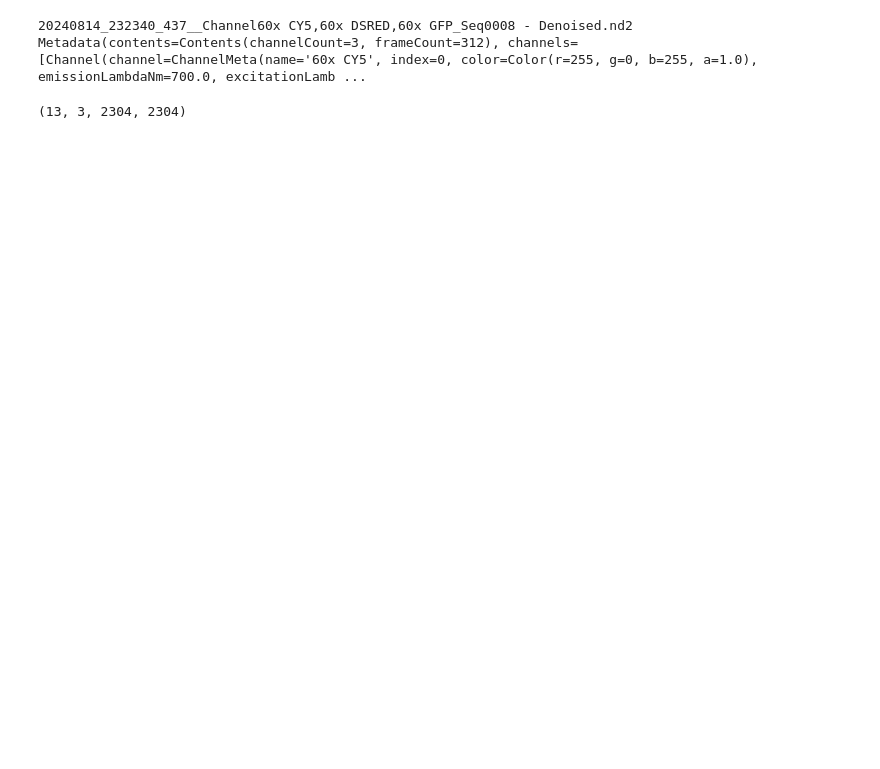
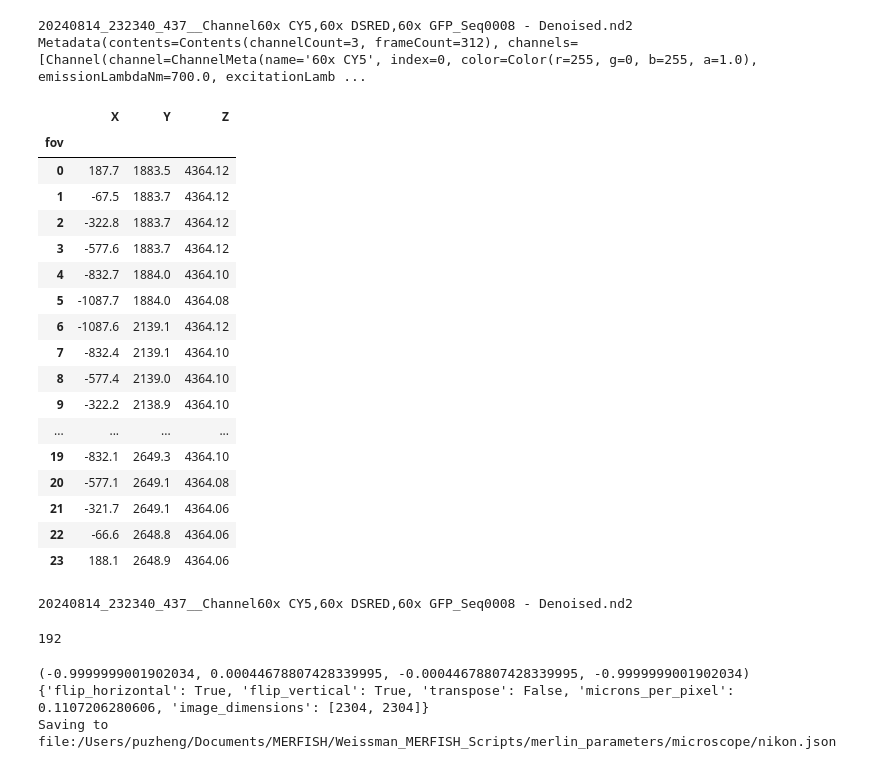
Before and after one commit to zhengpuas47/Weissman_MERFISH_Scripts, a Jupyter notebook: MERFISH_preprocess/Test_parameters/Load_nd2.ipynb, the cells around one changed output. Drawn from its saved outputs; the diff is of its cells as text; code cells hidden in the pictures; blank space fills up the shorter version.

```diff
--- a/MERFISH_preprocess/Test_parameters/Load_nd2.ipynb
+++ b/MERFISH_preprocess/Test_parameters/Load_nd2.ipynb
@@ -28,7 +38,7 @@ if not os.path.exists(output_folder):
     os.makedirs(output_folder)
 # %%
 position_df = {'fov':[], 'X':[], 'Y':[], 'Z':[]}
-with nd2.ND2File(os.path.join(data_folder, _fl)) as ndfile:
+with nd2.ND2File(os.path.join(data_folder, os.listdir(data_folder)[1])) as ndfile:
     for _k, _v in ndfile.unstructured_metadata()['ImageMetadataLV']['SLxExperiment']['LoopPars']['Points'].items():
         #print(_k, _v['PosX'], _v['PosY'], _v['PosZ'])
         position_df['fov'].append(int(_k.split('i')[-1]))
@@ -41,7 +51,28 @@ position_df = pd.DataFrame(position_df).set_index('fov')
 # save df
 position_df.to_csv(os.path.join(output_folder, 'positions.csv'))
 # save x-y position file:
-position_df[['X','Y']].to_csv(os.path.join(output_folder, f"{20240914}_positions.txt"), float_format='%.2f', index=False)
+position_df[['X','Y']].to_csv(os.path.join(output_folder, f"{20240914}_positions.txt"), float_format='%.2f', index=False, header=False)
+# %%
+position_df
+# %% [output]
+|  | X | Y | Z |
+| fov |  |  |  |
+| 0 | 187.7 | 1883.5 | 4364.12 |
+| 1 | -67.5 | 1883.7 | 4364.12 |
+| 2 | -322.8 | 1883.7 | 4364.12 |
+| 3 | -577.6 | 1883.7 | 4364.12 |
+| 4 | -832.7 | 1884.0 | 4364.10 |
+| 5 | -1087.7 | 1884.0 | 4364.08 |
+| 6 | -1087.6 | 2139.1 | 4364.12 |
+| 7 | -832.4 | 2139.1 | 4364.10 |
+| 8 | -577.4 | 2139.0 | 4364.10 |
+| 9 | -322.2 | 2138.9 | 4364.10 |
+| ... | ... | ... | ... |
+| 19 | -832.1 | 2649.3 | 4364.10 |
+| 20 | -577.1 | 2649.1 | 4364.08 |
+| 21 | -321.7 | 2649.1 | 4364.06 |
+| 22 | -66.6 | 2648.8 | 4364.06 |
+| 23 | 188.1 | 2648.9 | 4364.06 |
 # %%
 # save iamges:
 # load data:
@@ -50,13 +81,46 @@ for _fl in os.listdir(data_folder):
     if _fl.split(os.extsep)[-1] == 'nd2':
         print(_fl)
         with nd2.ND2File(os.path.join(data_folder, _fl)) as ndfile:
-            print(ndfile.metadata)
+            #print(ndfile.metadata)
             metadata = ndfile.metadata
             im_stack = ndfile.asarray()
-    break
+        channel_name = '_'.join([_c.channel.name.split('x ')[1] for _c in metadata.channels])
+        hyb_id = int(re.findall(r'Seq([0-9]+) ', _fl)[0])
+        for _fovID, _im in zip(position_df.index, im_stack):
+            _im_save_filename = os.path.join(output_folder, f"{channel_name}_{hyb_id}_{_fovID}.tif")
+            if not os.path.exists(_im_save_filename):
+                print(_im_save_filename)
+                # save tifffile:
+                collapsed_im = _im.reshape(_im.shape[0]*_im.shape[1], _im.shape[2], _im.shape[3])
+                tifffile.imwrite(_im_save_filename, collapsed_im, imagej=True)
+# %% [output]
+20240814_232340_437__Channel60x CY5,60x DSRED,60x GFP_Seq0008 - Denoised.nd2
-# %%
-for _im in im_stack:
-    print(_im.shape)
-    break
-# %% [output]
-(13, 3, 2304, 2304)
+# %%
+# check number of files:
+len([_f for _f in os.listdir(output_folder) if '.tif' in _f])
+# %% [output]
+192
+# %%
+# generate data_organization.csv
+print(metadata.channels[0].volume.cameraTransformationMatrix)
+# Given cosine is -1, the x-axis should be flipped
+# generate microscope.json:
+import json
+#voxel_sizes = ndfile.voxel_size()
+microscope_param_dict = {
+    "flip_horizontal": True,
+    "flip_vertical": True,
+    "transpose": False,
+	"microns_per_pixel": voxel_sizes.x,
+    "image_dimensions": [metadata.channels[0].volume.voxelCount[0],metadata.channels[0].volume.voxelCount[1]]
+}
+print(microscope_param_dict)
+
+microscope_param_folder = r'/Users/puzheng/Documents/MERFISH/Weissman_MERFISH_Scripts/merlin_parameters/microscope'
+microscope_param_savefile = os.path.join(microscope_param_folder, 'nikon.json')
+print(f"Saving to file:{microscope_param_savefile}")
+json.dump(microscope_param_dict, open(microscope_param_savefile, 'w'), indent=4)
+# %% [output]
+(-0.9999999001902034, 0.00044678807428339995, -0.00044678807428339995, -0.9999999001902034)
+{'flip_horizontal': True, 'flip_vertical': True, 'transpose': False, 'microns_per_pixel': 0.1107206280606, 'image_dimensions': [2304, 2304]}
+Saving to file:/Users/puzheng/Documents/MERFISH/Weissman_MERFISH_Scripts/merlin_parameters/microscope/nikon.json
```
Also changed, not shown: parts of 16 cells of this notebook, 7 other files.
